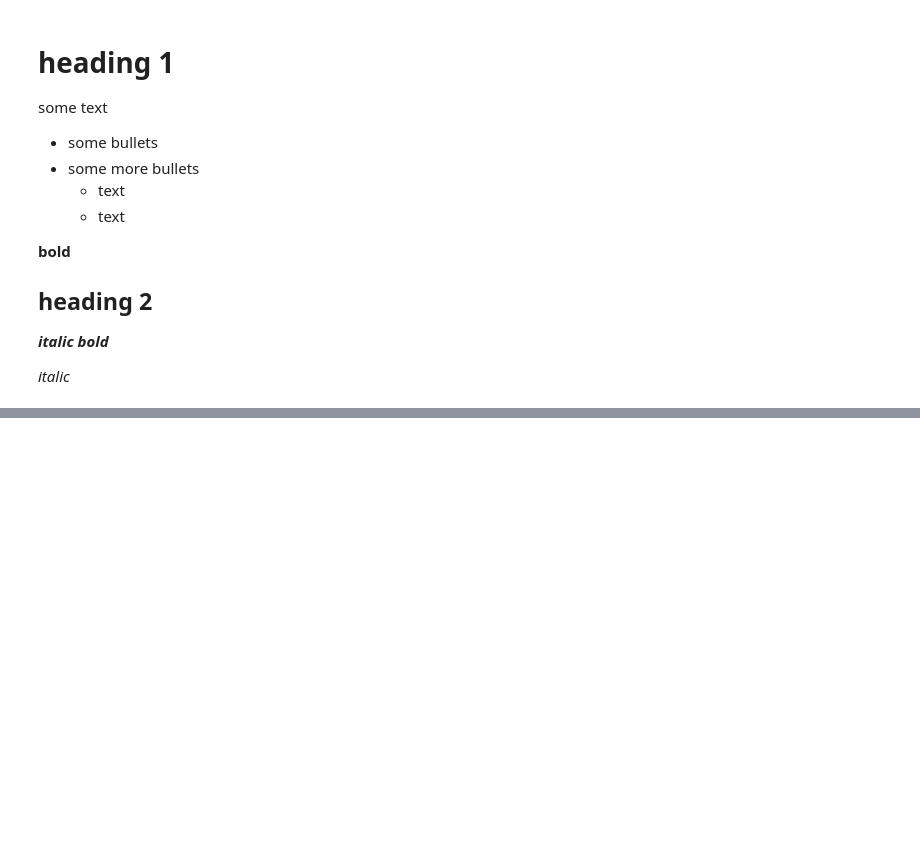
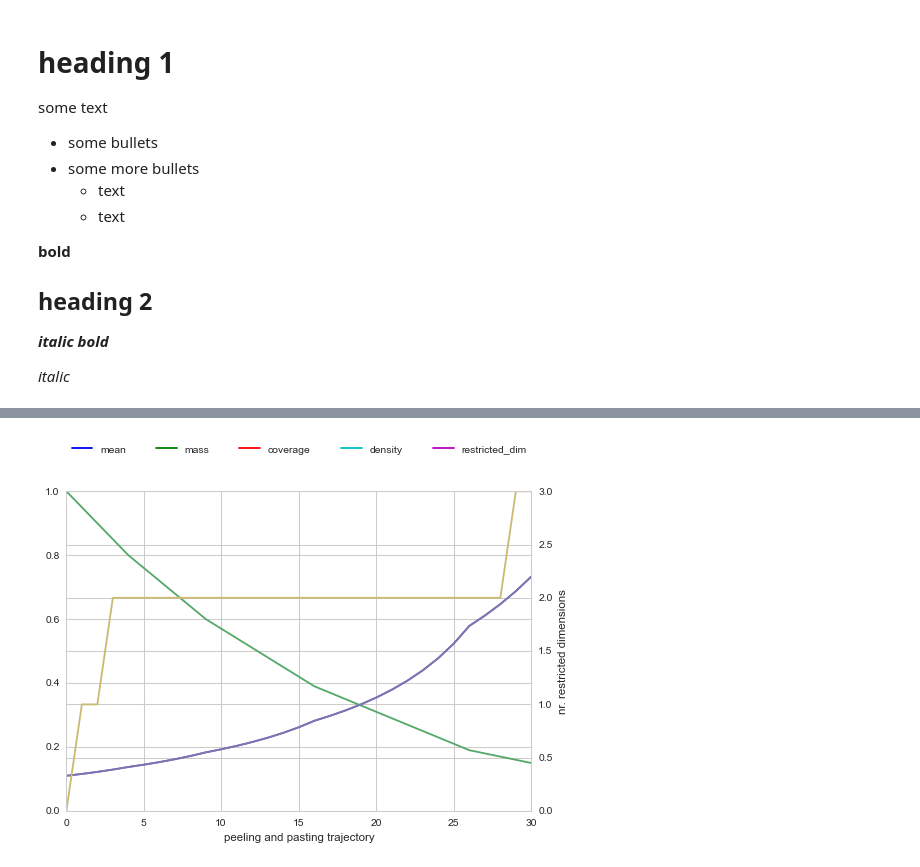
Before and after one commit to sgreeven/msc_thesis_work, a Jupyter notebook: src/first_analysis.ipynb, the cells around one changed output, grey strips where cells are left out. Saved outputs shown, nothing was run; the diff lists cells and outputs as text; code cells hidden in the pictures; blank space fills up the shorter version.

```diff
--- a/src/first_analysis.ipynb
+++ b/src/first_analysis.ipynb
@@ -135,0 +109,8 @@ AttributeError: 'tuple' object has no attribute 'shape'
+# %%
+def classify(outcomes):
+    outcome = outcomes['cumulativeghg'][:,-1]
+    classes = np.zeros(outcome.shape)
+    classes[outcome<125000] = 1
+    return classes
+
+prim_obj = Prim(results, classify, threshold=0.3)
@@ -135,0 +122,5 @@ AttributeError: 'tuple' object has no attribute 'shape'
+# %%
+box1.show_ppt()
+plt.show()
+# %% [output]
+[figure, added]
```
Also changed, not shown: parts of 11 cells of this notebook, 14 other files.
